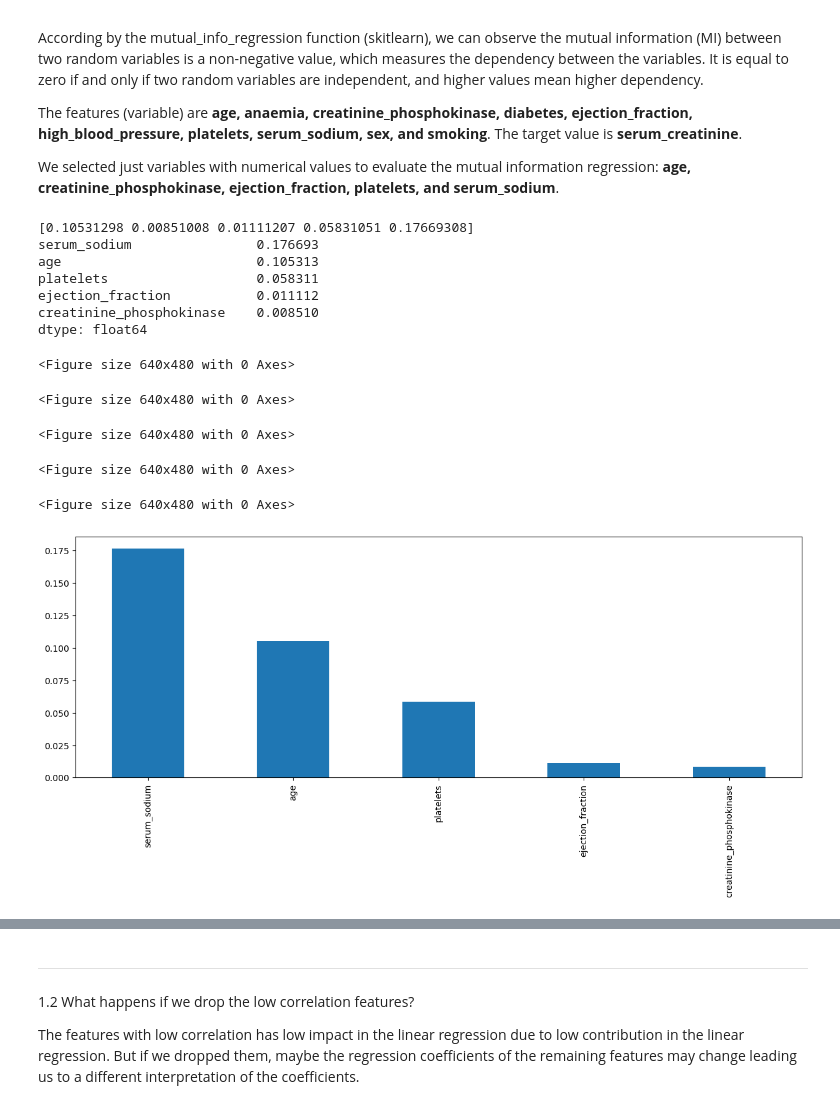
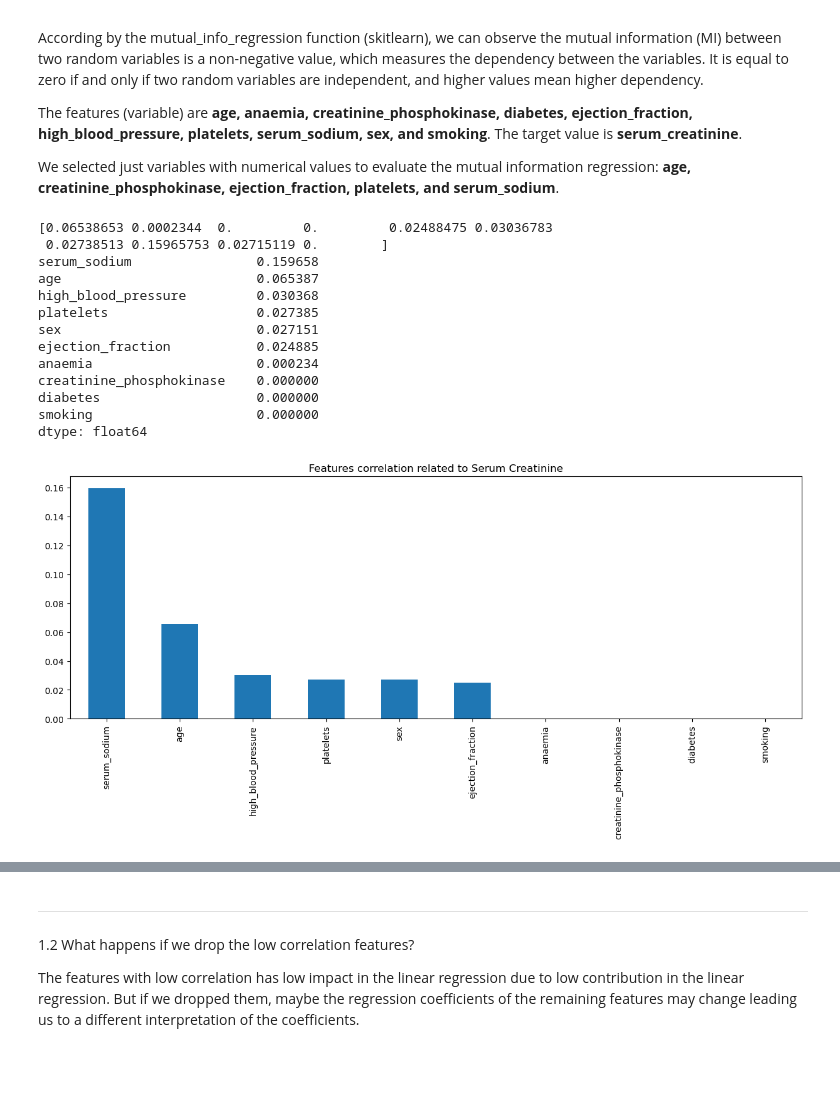
Before and after one commit to rubenscp/MO444-MC886-Tarefas, a Jupyter notebook: Tarefa 02/T2_Classical_Techniques by Rubens.ipynb, the cells around one changed output, grey strips where cells are left out. Cells and saved outputs as stored; diff of their text form; code cells hidden in the pictures; blank space fills up the shorter version.

```diff
--- a/Tarefa 02/T2_Classical_Techniques by Rubens.ipynb
+++ b/Tarefa 02/T2_Classical_Techniques by Rubens.ipynb
@@ -570,0 +225,11 @@ df
+# %%
+# Replacing categorical variables
+# anaemia: no -> 0, yes -> 1
+# diabetes: no -> 0, yes -> 1
+# sex: male -> 0, female -> 1
+# smoking: no -> 0, yes -> 1
+
+df.replace({'No' : 0, 'Yes' : 1}, inplace=True)
+df.replace({'Male' : 0, 'Female' : 1}, inplace=True)
+df = df.replace({'high_blood_pressure' : {1.0 : 1, 0.0 : 0}}).astype({'high_blood_pressure' :'int64'})
+df
@@ -590,0 +264,5 @@ We used the following criteria top split the dataset:
+# %%
+df_lin_reg = df.drop(columns=['DEATH_EVENT'])
+df_lin_reg.reset_index(inplace=True)
+df_lin_reg.drop(columns=['index'], inplace=True)
+df_lin_reg
@@ -591 +285,4 @@ We used the following criteria top split the dataset:
+# %%
+X = df_lin_reg.drop(columns=['serum_creatinine'])
+y = df_lin_reg[['serum_creatinine']]
 # %%
@@ -770,30 +339,31 @@ We selected just variables with numerical values to evaluate the mutual informat
 from sklearn.feature_selection import mutual_info_regression
 
 # TODO: Feature selection.
-mutual_info_regression = mutual_info_regression(
-    X_train_normalized_df[['age', 'creatinine_phosphokinase', 'ejection_fraction', 'platelets', 'serum_sodium']],
-    y_train_df)
-print(mutual_info_regression)
 
-mutual_info_regression = pd.Series(mutual_info_regression)
-mutual_info_regression.index = X_train_normalized_df[['age', 'creatinine_phosphokinase', 'ejection_fraction', 'platelets', 'serum_sodium']].columns
-mir = mutual_info_regression.sort_values(ascending=False)
+mutual_info_reg = mutual_info_regression(X, y, random_state=42)
+print(mutual_info_reg)
+
+mutual_info_reg = pd.Series(mutual_info_reg)
+mutual_info_reg.index = X.columns
+mir = mutual_info_reg.sort_values(ascending=False)
 print(mir)
 # %% [output]
-[0.10531298 0.00851008 0.01111207 0.05831051 0.17669308]
-serum_sodium                0.176693
-age                         0.105313
-platelets                   0.058311
-ejection_fraction           0.011112
-creatinine_phosphokinase    0.008510
+[0.06538653 0.0002344  0.         0.         0.02488475 0.03036783
+ 0.02738513 0.15965753 0.02715119 0.        ]
+serum_sodium                0.159658
+age                         0.065387
+high_blood_pressure         0.030368
+platelets                   0.027385
+sex                         0.027151
+ejection_fraction           0.024885
+anaemia                     0.000234
+creatinine_phosphokinase    0.000000
+diabetes                    0.000000
+smoking                     0.000000
 dtype: float64
 # %%
-mutual_info_regression.sort_values(ascending=False).plot.bar(figsize=(15,5))
+mutual_info_reg.sort_values(ascending=False).plot.bar(figsize=(15,5))
+plt.title('Features correlation related to Serum Creatinine')
 plt.show()
 # %% [output]
-<Figure size 640x480 with 0 Axes>
-<Figure size 640x480 with 0 Axes>
-<Figure size 640x480 with 0 Axes>
-<Figure size 640x480 with 0 Axes>
-<Figure size 640x480 with 0 Axes>
-[figure, old version]
+[figure, new version]
```
Also changed, not shown: parts of 47 cells of this notebook.
